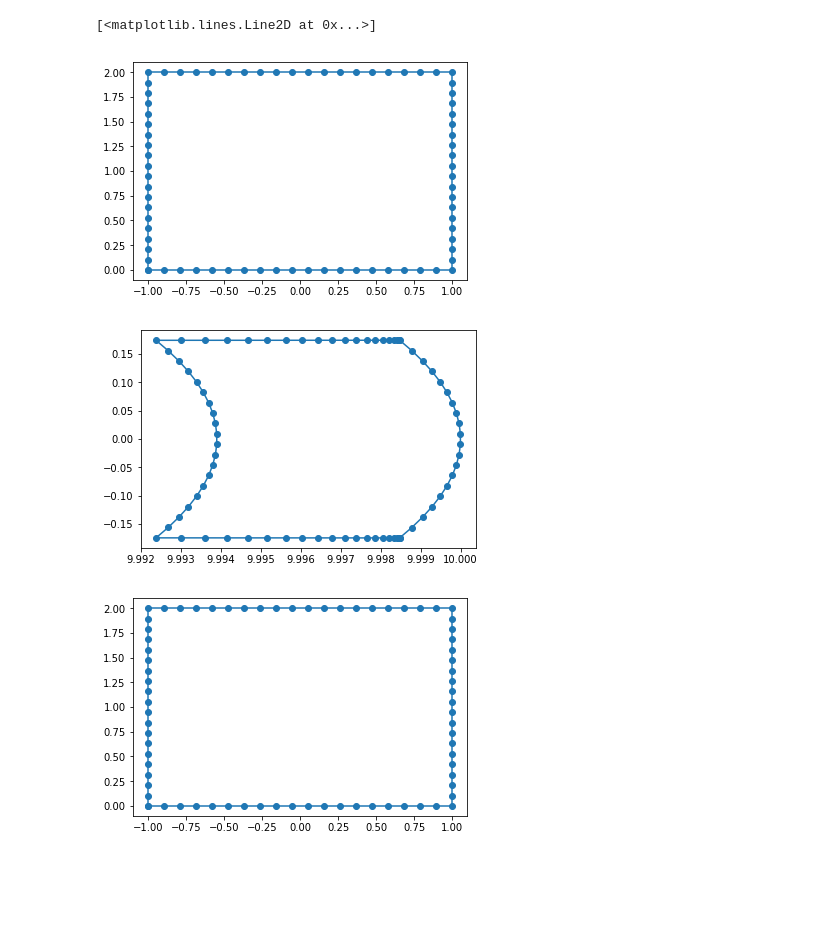
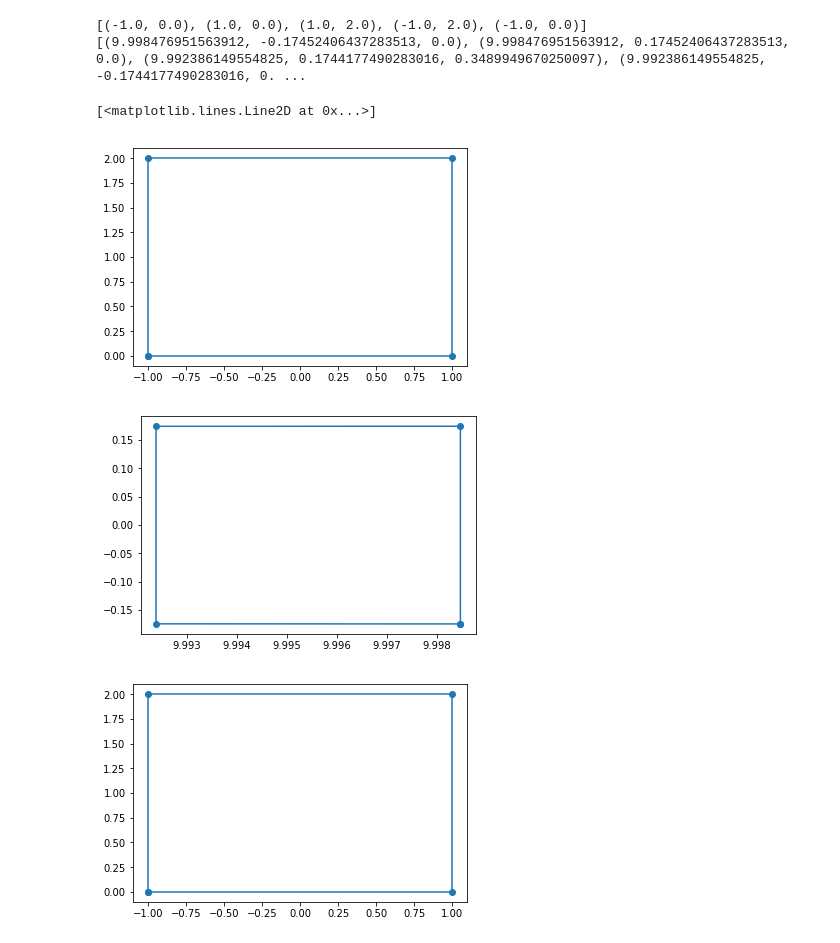
Before and after one commit to DOI-USGS/plio, a Jupyter notebook: notebooks/Untitled.ipynb, the cells around one changed output. Cells and saved outputs as stored; diff of their text form; code cells hidden in the pictures; blank space fills up the shorter version.

```diff
--- a/notebooks/Untitled.ipynb
+++ b/notebooks/Untitled.ipynb
@@ -26,11 +26,13 @@ semi_minor=10
 ecef = pyproj.Proj(proj='geocent', a=semi_major, b=semi_minor)
 lla = pyproj.Proj(proj='latlon', a=semi_major, b=semi_minor)
 
-lon = np.linspace(-1, 1, 20)
-lat = np.linspace(0, 2, 20)
+lon = np.linspace(-1, 1, 2)
+lat = np.linspace(0, 2, 2)
 
 latlon_coords = [(i,lat[0]) for i in lon] + [(lon[-1], i) for i in lat[1:]] +\
                [(i, lat[-1]) for i in lon[::-1][1:]] + [(lon[0],i) for i in lat[::-1][1:]]
+
+print(latlon_coords)
 
 x = []
 y = []
@@ -41,37 +43,40 @@ for point in latlon_coords:
 
 plt.figure(2)
 plt.plot(x, y, marker = "o")
 
 cartisian_coords = [pyproj.transform(lla, ecef, *point, 0) for point in latlon_coords]
+print(cartisian_coords)
 
 x = []
 y = []
 
 for point in cartisian_coords:
     x.append(point[0])
     y.append(point[1])
 
 plt.figure(0)
 plt.plot(x, y, marker = "o")
 
 # # y x z?
 # # z x y?
 latlon_coords = [pyproj.transform(ecef, lla, *point) for point in cartisian_coords]
 
 x = []
 y = []
 
 for point in latlon_coords:
     x.append(point[0])
     y.append(point[1])
 
 plt.figure(1)
 plt.plot(x, y, marker = "o")
 # %% [output]
-[<matplotlib.lines.Line2D at 0x...>]
+[(-1.0, 0.0), (1.0, 0.0), (1.0, 2.0), (-1.0, 2.0), (-1.0, 0.0)]
+[(9.998476951563912, -0.17452406437283513, 0.0), (9.998476951563912, 0.17452406437283513, 0.0), (9.992386149554825, 0.1744177490283016, 0.3489949670250097), (9.992386149554825, -0.1744177490283016, 0. ...
+[<matplotlib.lines.Line2D at 0x...>]
-[figure, old version]
+[figure, new version]
-[figure, old version]
+[figure, new version]
-[figure, old version]
+[figure, new version]
 # %%
 camera = Camera()
 cartisian_footprint = footprint.generate_cartisian_footprint(camera, nnodes = 5)
```
Also changed, not shown: parts of 3 cells of this notebook, 1 other file.
